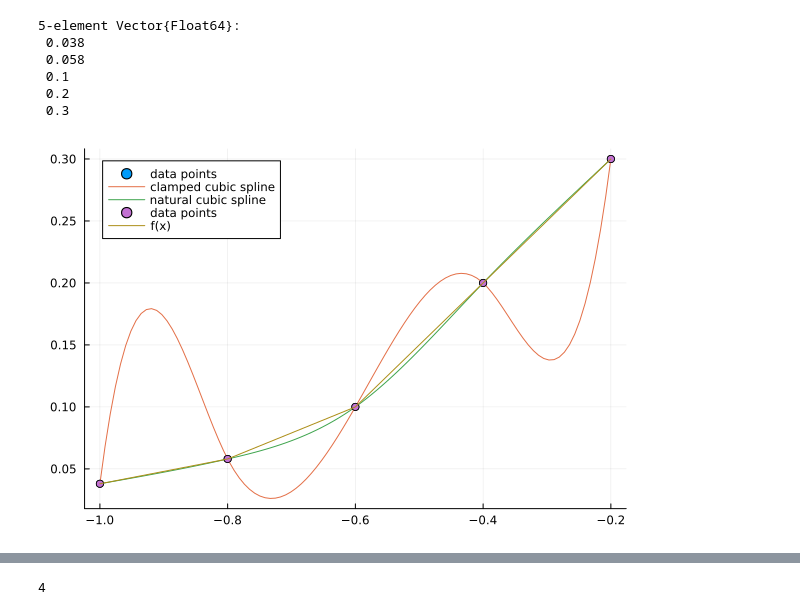
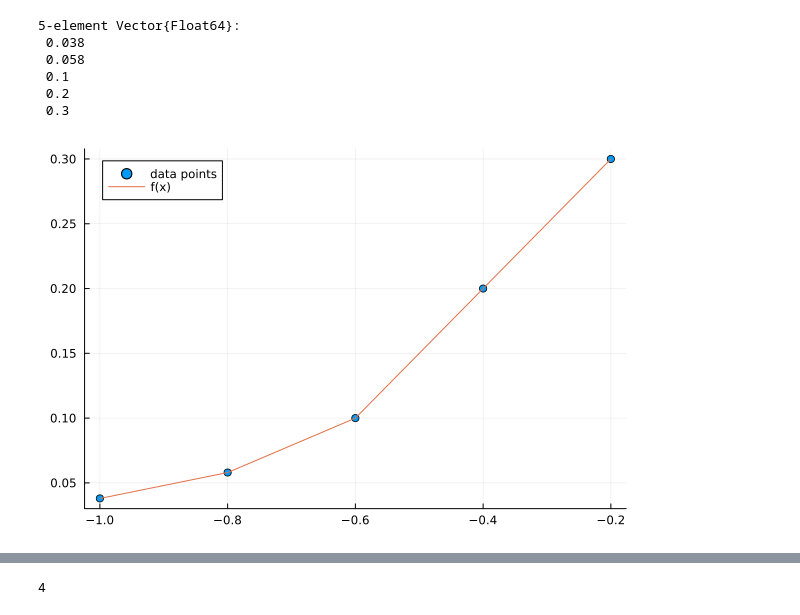
Before and after one commit to whoamisafal/spline_interpolation, a Jupyter notebook: clamped_cubic_spline_interpolation.ipynb, the cells around one changed output, grey strips where cells are left out. Drawn from its saved outputs; the diff is of its cells as text; code cells hidden in the pictures.

```diff
--- a/clamped_cubic_spline_interpolation.ipynb
+++ b/clamped_cubic_spline_interpolation.ipynb
@@ -26,10 +26,10 @@ y_points = [y for (x, y) in data_points]
  0.2
  0.3
 # %%
-scatter!(x_points, y_points, label="data points")
+scatter(x_points, y_points, label="data points")
 plot!(x_points,y_points, label="f(x)")
 # %% [output]
-[figure, old version]
+[figure, new version]
 # %%
 # A matrix
 A = zeros(number_of_unknows_variables, number_of_unknows_variables)
```
Also changed, not shown: parts of 1 cell of this notebook, 4 other files.
